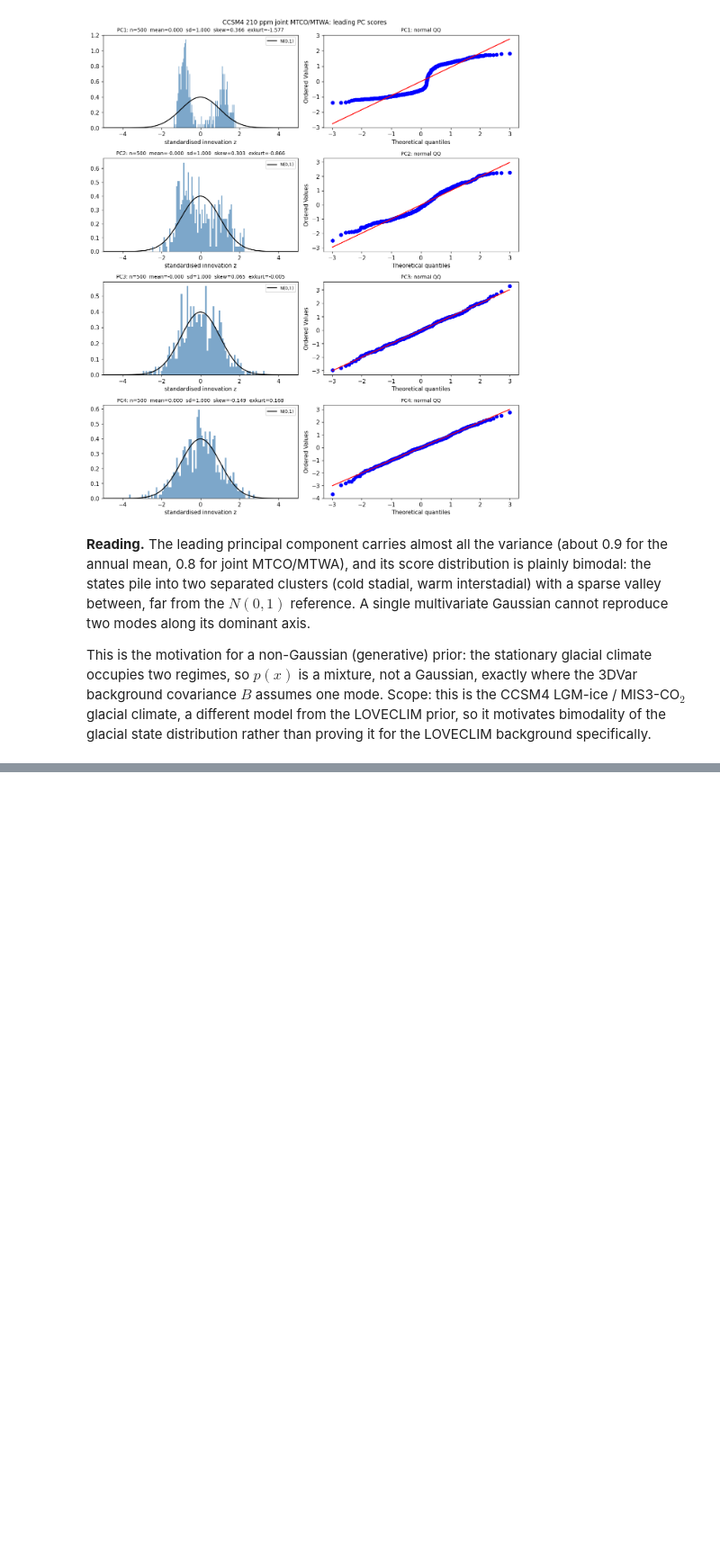
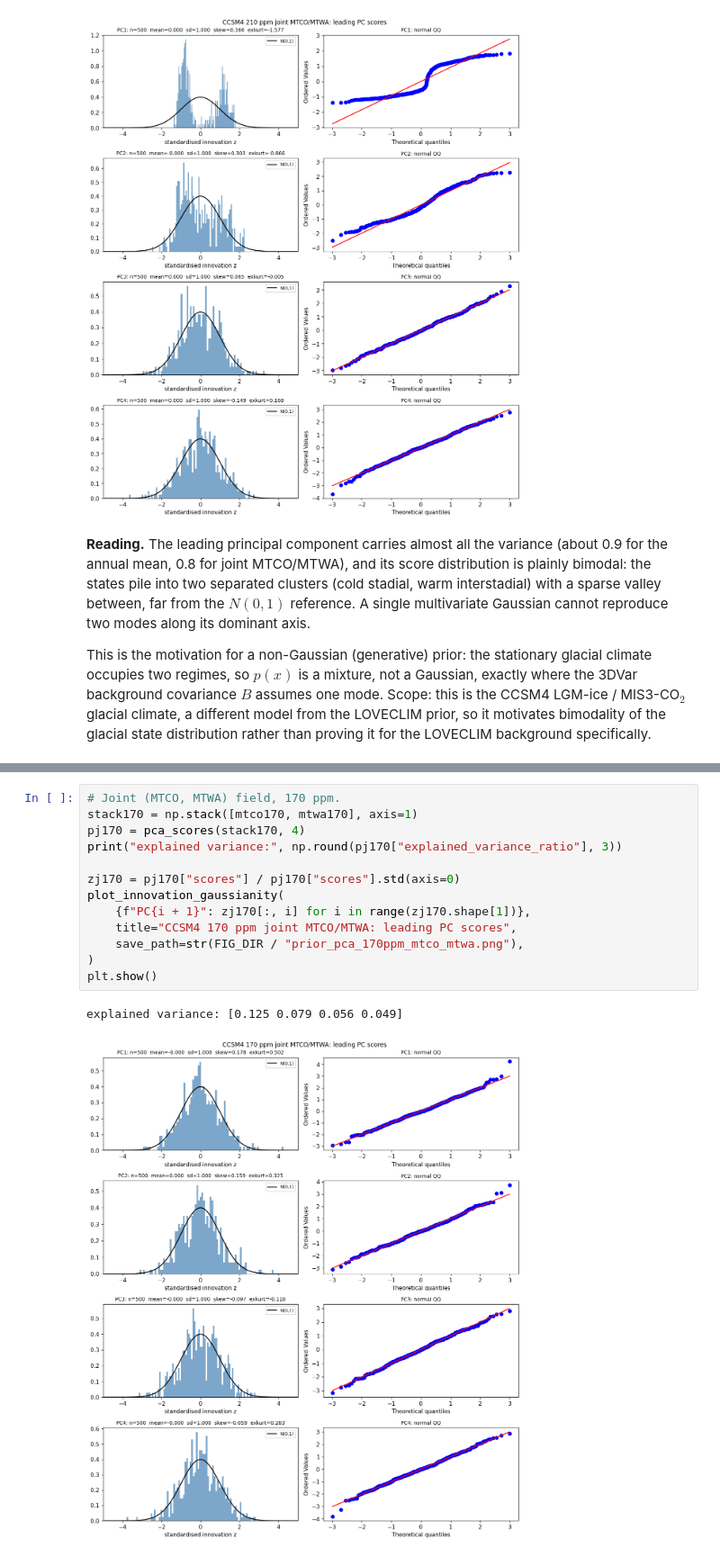
Before and after one commit to evgeni-g-georgiev/sparse_paleoclimate_field_reconstruction, a Jupyter notebook: notebooks/07_da_assumptions.ipynb, the cells around one changed output, grey strips where cells are left out. Shown at 90% size. Cells and saved outputs as stored; diff of their text form; blank space fills up the shorter version.

```diff
--- a/notebooks/07_da_assumptions.ipynb
+++ b/notebooks/07_da_assumptions.ipynb
@@ -315,0 +348,16 @@ distribution rather than proving it for the LOVECLIM background specifically.
+# %%
+# Joint (MTCO, MTWA) field, 170 ppm.
+stack170 = np.stack([mtco170, mtwa170], axis=1)
+pj170 = pca_scores(stack170, 4)
+print("explained variance:", np.round(pj170["explained_variance_ratio"], 3))
+
+zj170 = pj170["scores"] / pj170["scores"].std(axis=0)
+plot_innovation_gaussianity(
+    {f"PC{i + 1}": zj170[:, i] for i in range(zj170.shape[1])},
+    title="CCSM4 170 ppm joint MTCO/MTWA: leading PC scores",
+    save_path=str(FIG_DIR / "prior_pca_170ppm_mtco_mtwa.png"),
+)
+plt.show()
+# %% [output]
+explained variance: [0.125 0.079 0.056 0.049]
+[figure, added]
```
Also changed, not shown: parts of 6 cells of this notebook.
